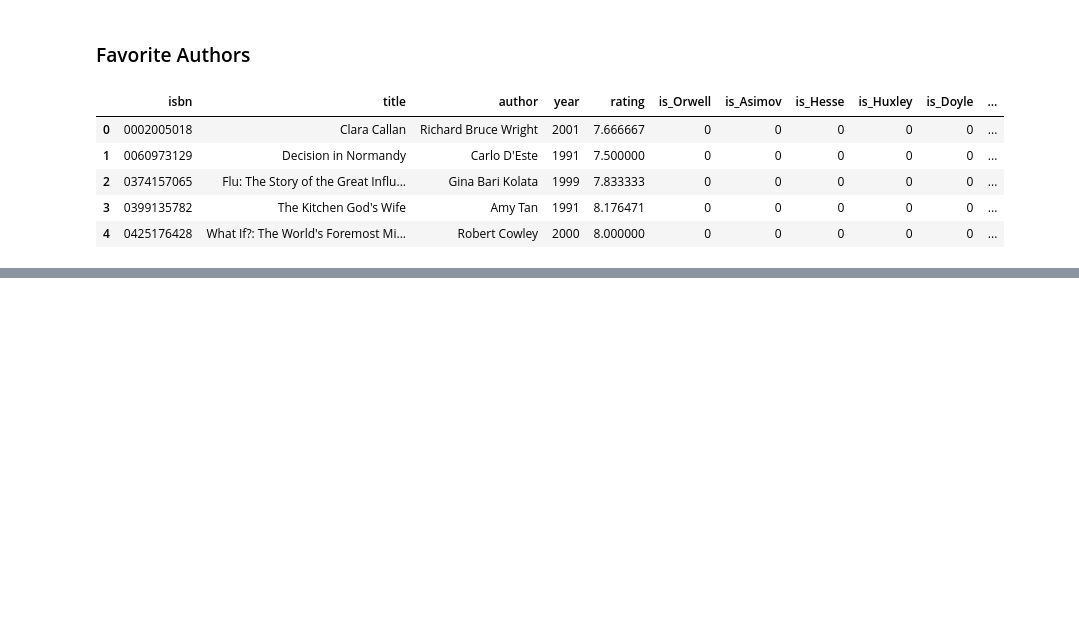
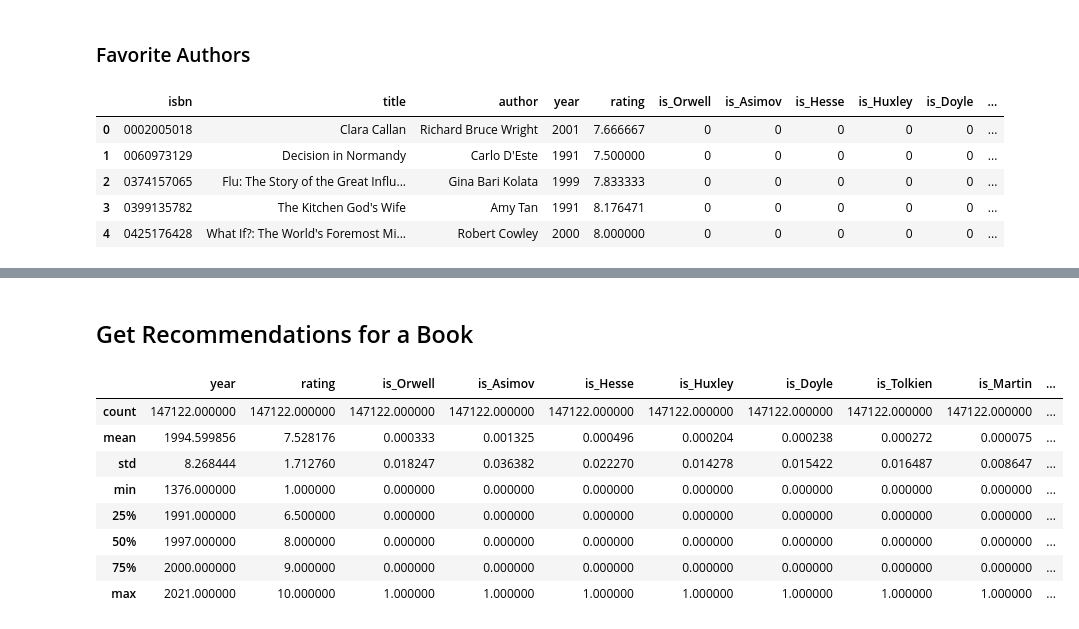
Before and after one commit to princeKike27/Book-Classifier, a Jupyter notebook: BookClassifieripynb.ipynb, the cells around one changed output, grey strips where cells are left out. Drawn from its saved outputs; the diff is of its cells as text; code cells hidden in the pictures; blank space fills up the shorter version.

```diff
--- a/BookClassifieripynb.ipynb
+++ b/BookClassifieripynb.ipynb
@@ -494,0 +508,3 @@ df_merged.head()
+# %%
+# I only like books that are worth reading, books that have an avg rating >= 7.5
+df_merged['worth_reading'] = [1 if df_merged.iloc[index].rating >= 7.5 else 0 for index in df_merged.index]
@@ -494,0 +527,4 @@ df_merged.head()
+# %%
+# select columns for the model
+df_lib = df_merged.iloc[:, 1:]
+df_lib.head()
@@ -494,0 +669,15 @@ df_merged.head()
+# %% [markdown]
+## Get Recommendations for a Book
+# %%
+# get descriptive statitiscs of features
+df_lib.describe()
+# %% [output]
+|  | year | rating | is_Orwell | is_Asimov | is_Hesse | is_Huxley | is_Doyle | is_Tolkien | is_Martin | ... |
+| count | 147122.000000 | 147122.000000 | 147122.000000 | 147122.000000 | 147122.000000 | 147122.000000 | 147122.000000 | 147122.000000 | 147122.000000 | ... |
+| mean | 1994.599856 | 7.528176 | 0.000333 | 0.001325 | 0.000496 | 0.000204 | 0.000238 | 0.000272 | 0.000075 | ... |
+| std | 8.268444 | 1.712760 | 0.018247 | 0.036382 | 0.022270 | 0.014278 | 0.015422 | 0.016487 | 0.008647 | ... |
+| min | 1376.000000 | 1.000000 | 0.000000 | 0.000000 | 0.000000 | 0.000000 | 0.000000 | 0.000000 | 0.000000 | ... |
+| 25% | 1991.000000 | 6.500000 | 0.000000 | 0.000000 | 0.000000 | 0.000000 | 0.000000 | 0.000000 | 0.000000 | ... |
+| 50% | 1997.000000 | 8.000000 | 0.000000 | 0.000000 | 0.000000 | 0.000000 | 0.000000 | 0.000000 | 0.000000 | ... |
+| 75% | 2000.000000 | 9.000000 | 0.000000 | 0.000000 | 0.000000 | 0.000000 | 0.000000 | 0.000000 | 0.000000 | ... |
+| max | 2021.000000 | 10.000000 | 1.000000 | 1.000000 | 1.000000 | 1.000000 | 1.000000 | 1.000000 | 1.000000 | ... |
```
Also changed, not shown: parts of 30 cells of this notebook.
